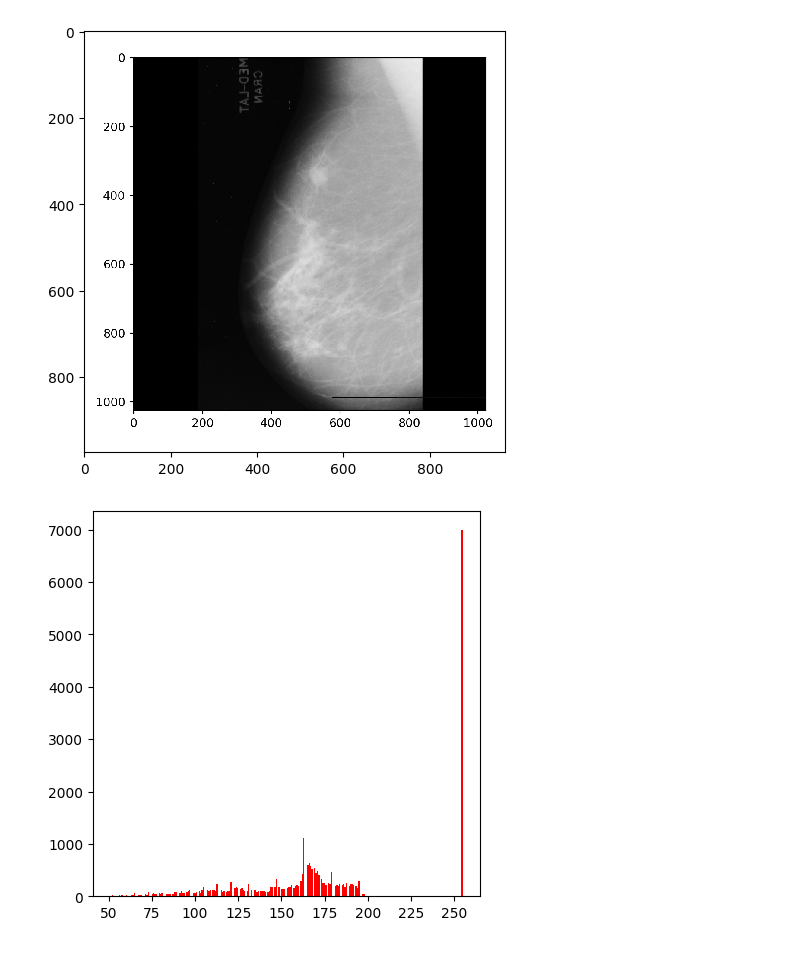
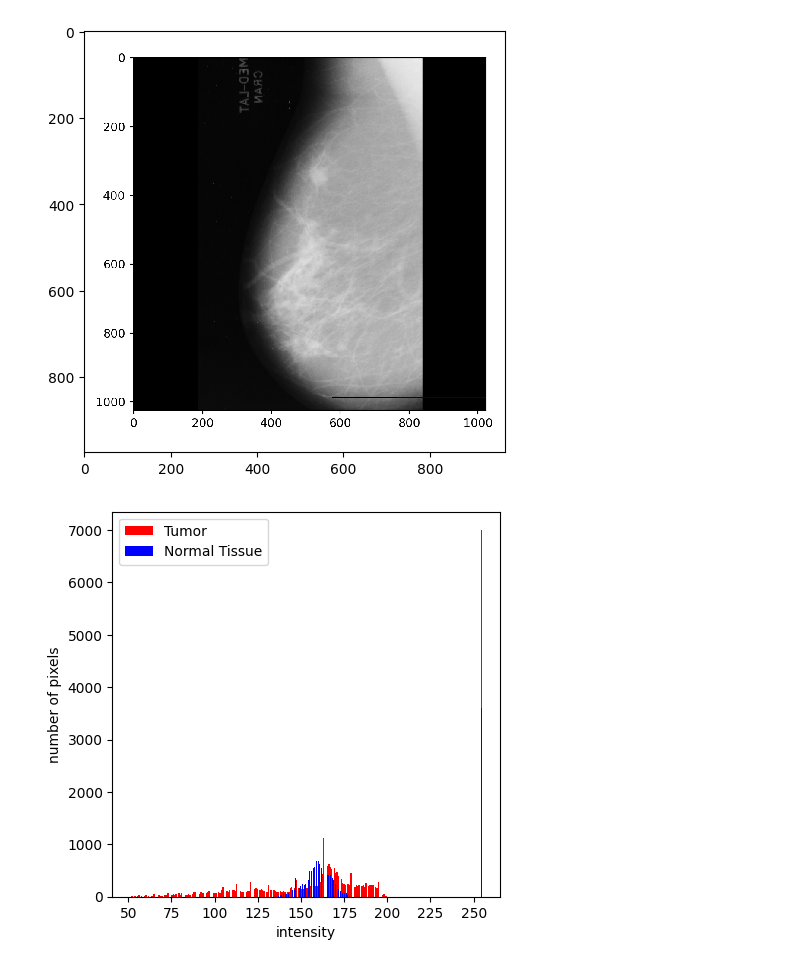
Before and after one commit to adeelbarki/chest_xray_organs_intensity, a Jupyter notebook: identification.ipynb, the cells around one changed output. Cells and saved outputs as stored; diff of their text form; code cells hidden in the pictures.

Commit message:
fixed mamo file right

```diff
--- a/identification.ipynb
+++ b/identification.ipynb
@@ -53,6 +53,7 @@ plt.show()
 [figure]
 # %%
 mammo_left = imread('mamo_left.pgm')
+mammo_right = imread('mamo_right.pgm')
 imshow(mammo_left)
 # %% [output]
 <matplotlib.image.AxesImage at 0x...>
@@ -60,13 +61,16 @@ imshow(mammo_left)
 # %%
 tumor_x = [480,580]
 tumor_y = [310,380]
+# %%
+normal_x = [440,500]
+normal_y = [300,360]
 # %%
 plt.figure(figsize=(5,5))
 plt.hist(mammo_left[tumor_y[0]:tumor_y[1],tumor_x[0]:tumor_x[1]].ravel(), bins = 256,color='red')
-# plt.hist(mammo_right[normal_y[0]:normal_y[1],normal_x[0]:normal_x[1]].ravel(),bins =256,color='blue')
-# plt.legend(['Tumor','Normal Tissue'])
-# plt.xlabel('intensity')
-# plt.ylabel('number of pixels')
+plt.hist(mammo_right[normal_y[0]:normal_y[1],normal_x[0]:normal_x[1]].ravel(),bins =256,color='blue')
+plt.legend(['Tumor','Normal Tissue'])
+plt.xlabel('intensity')
+plt.ylabel('number of pixels')
 plt.show()
 # %% [output]
-[figure, old version]
+[figure, new version]
```
Also changed, not shown: 1 other file.
